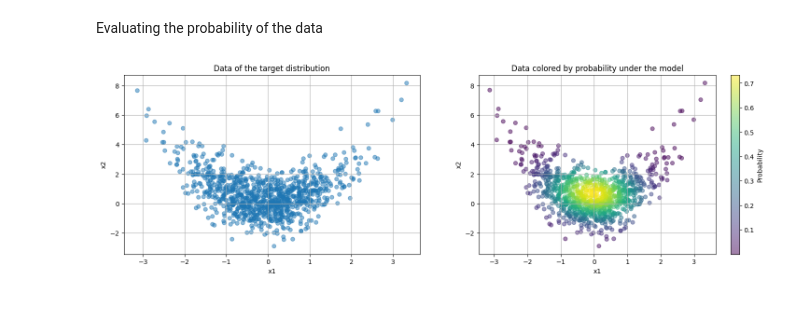
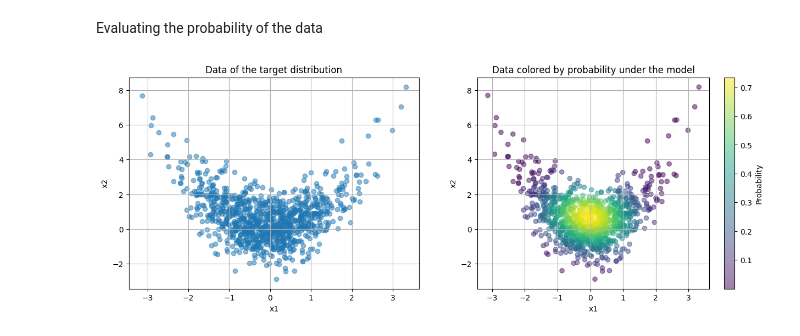
Before and after one commit to rpivi/Normalizing_Flow, a Jupyter notebook: evaluate.ipynb, the cells around one changed output. Drawn from its saved outputs; the diff is of its cells as text; code cells hidden in the pictures; blank space fills up the shorter version.

```diff
--- a/evaluate.ipynb
+++ b/evaluate.ipynb
@@ -174,26 +174,26 @@ Evaluating the probability of the data
 # %%
 key = jax.random.PRNGKey(0)
 x, key = sample_target(key, 1000)
 
 # evaluate the prob of the data under the model
 log_probs = log_px(params, x) # we use the parameters after training
 # we are using the inverse function to compute the log prob of x, we use the flow only one time in this case!
 prob = jnp.exp(log_probs)
 
 # plot
-plt.figure(figsize=(18, 5))
+plt.figure(figsize=(15, 5))
 plt.subplot(1, 2, 1)
 plt.scatter(x[:, 0], x[:, 1], alpha=0.5)
 plt.xlabel('x1')
 plt.ylabel('x2')
 plt.title('Data of the target distribution')
 plt.grid()
 plt.subplot(1, 2, 2)
 plt.scatter(x[:, 0], x[:, 1], alpha=0.5, c=prob, cmap='viridis')
 plt.colorbar(label='Probability')
 plt.xlabel('x1')
 plt.ylabel('x2')
 plt.title('Data colored by probability under the model')
 plt.grid()
 # %% [output]
-[figure, old version]
+[figure, new version]
```
Also changed, not shown: 4 other files.
